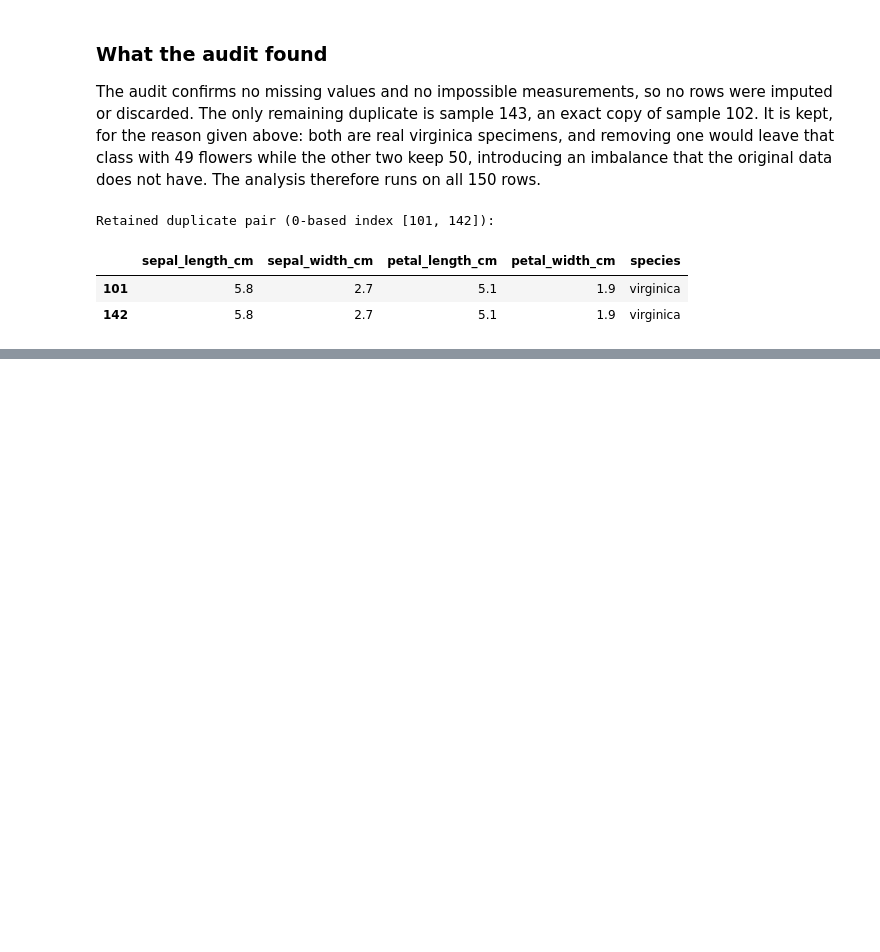
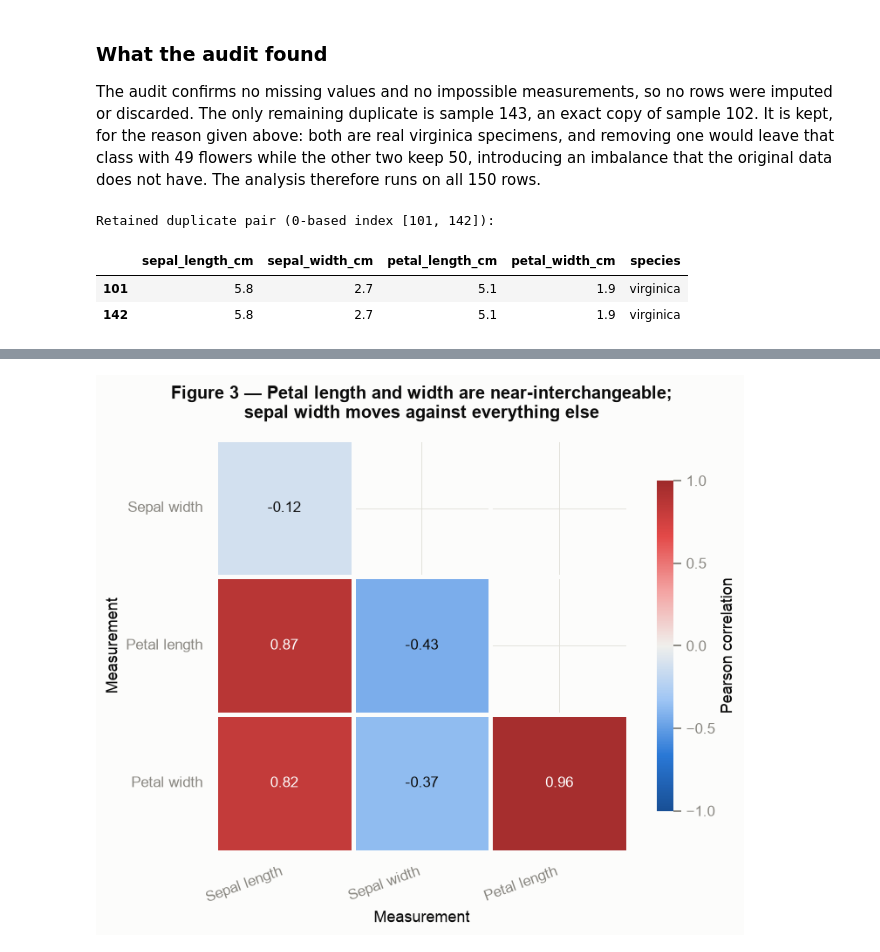
Before and after one commit to tcolo/ai-programming-foundations-project, a Jupyter notebook: data_workflow.ipynb, the cells around one changed output, grey strips where cells are left out. Saved outputs shown, nothing was run; the diff lists cells and outputs as text; code cells hidden in the pictures; blank space fills up the shorter version.

```diff
--- a/data_workflow.ipynb
+++ b/data_workflow.ipynb
@@ -541,0 +833,40 @@ Retained duplicate pair (0-based index [101, 142]):
+# %%
+diverging = sns.blend_palette(
+    ["#184f95", "#2a78d6", "#9ec5f4", "#f0efec", "#f3a3a2", "#e34948", "#9e2a2a"],
+    as_cmap=True,
+)
+
+# Drop the row and column that the triangular mask would leave entirely empty.
+lower = corr.iloc[1:, :-1]
+mask = np.triu(np.ones_like(lower, dtype=bool), k=1)
+
+fig, ax = plt.subplots(figsize=(7.5, 6))
+
+sns.heatmap(
+    lower, mask=mask, cmap=diverging,
+    vmin=-1, vmax=1, center=0,
+    annot=True, fmt=".2f", annot_kws={"fontsize": 11},
+    linewidths=2, linecolor=SURFACE, square=True,
+    cbar_kws={"label": "Pearson correlation", "shrink": 0.8, "ticks": [-1, -0.5, 0, 0.5, 1]},
+    xticklabels=[titles[c] for c in lower.columns],
+    yticklabels=[titles[r] for r in lower.index],
+    ax=ax,
+)
+
+# Dark cells need light text; pale cells need dark text.
+for label in ax.texts:
+    label.set_color("#ffffff" if abs(float(label.get_text())) > 0.6 else INK)
+
+ax.set_title(
+    "Figure 3 — Petal length and width are near-interchangeable;\n"
+    "sepal width moves against everything else",
+    fontsize=13, fontweight="bold", pad=16,
+)
+ax.set_xlabel("Measurement")
+ax.set_ylabel("Measurement")
+plt.setp(ax.get_xticklabels(), rotation=20, ha="right")
+plt.setp(ax.get_yticklabels(), rotation=0)
+fig.tight_layout()
+plt.show()
+# %% [output]
+[figure, added]
```
Also changed, not shown: parts of 15 cells of this notebook.
